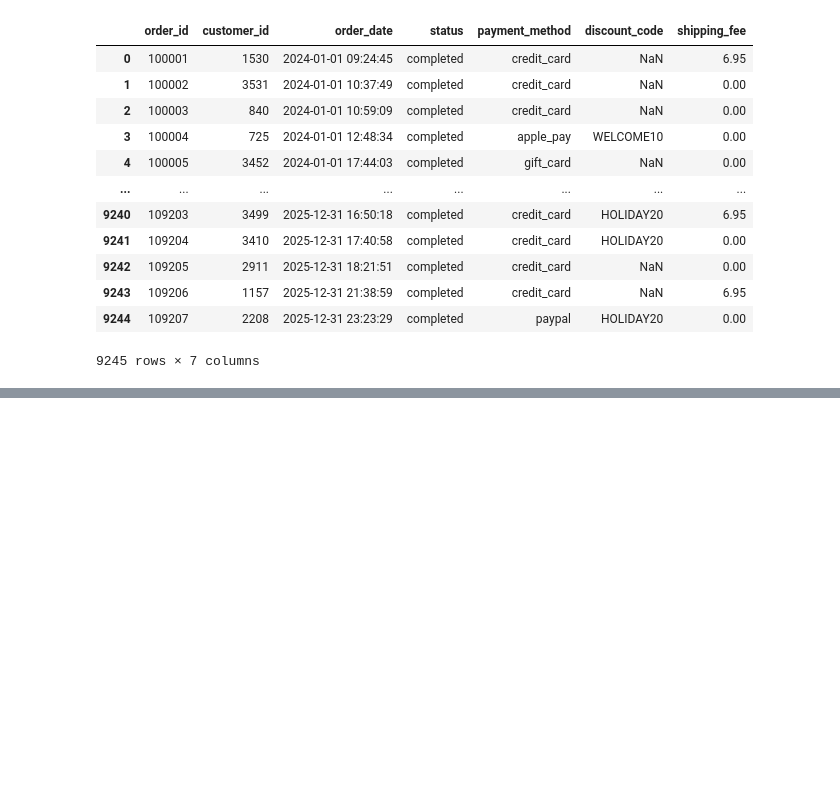
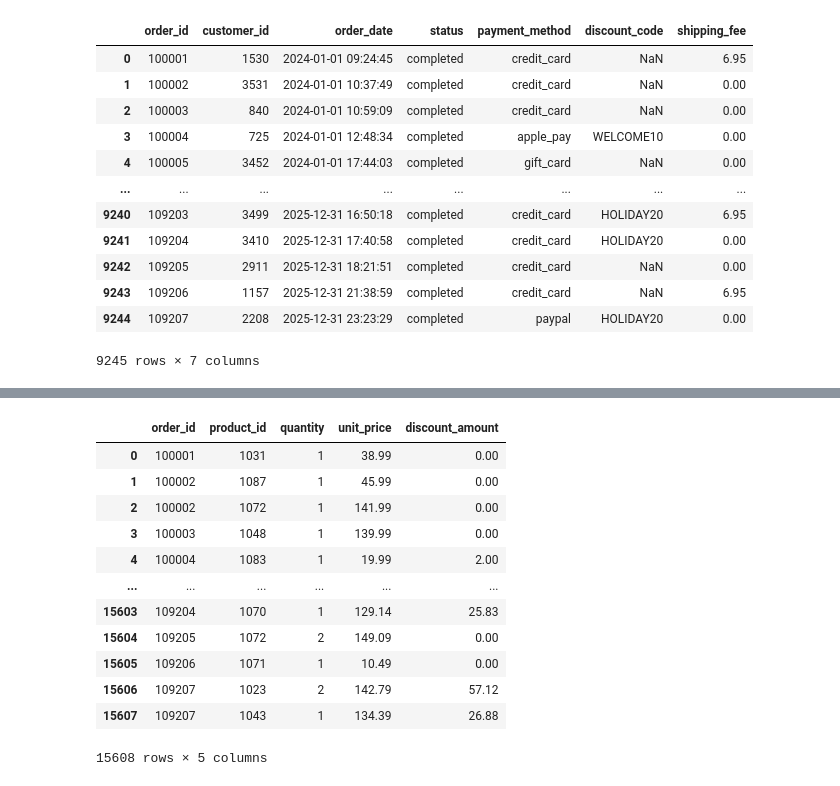
Before and after one commit to Mohamed-Shaheedullah/wayfair-python-analysis, a Jupyter notebook: wayfair-analysis.ipynb, the cells around one changed output, grey strips where cells are left out. Drawn from its saved outputs; the diff is of its cells as text; code cells hidden in the pictures; blank space fills up the shorter version.

```diff
--- a/wayfair-analysis.ipynb
+++ b/wayfair-analysis.ipynb
@@ -131,0 +154,18 @@ Length: 9245, dtype: bool
+# %%
+order_items = pd.read_csv(r"C:\Users\conif\Documents\Projects\Data-Career-School\ecommerce-sales-analysis-datasets\ecommerce-sales-analysis\data\order_items.csv")
+# %%
+order_items
+# %% [output]
+|  | order_id | product_id | quantity | unit_price | discount_amount |
+| 0 | 100001 | 1031 | 1 | 38.99 | 0.00 |
+| 1 | 100002 | 1087 | 1 | 45.99 | 0.00 |
+| 2 | 100002 | 1072 | 1 | 141.99 | 0.00 |
+| 3 | 100003 | 1048 | 1 | 139.99 | 0.00 |
+| 4 | 100004 | 1083 | 1 | 19.99 | 2.00 |
+| ... | ... | ... | ... | ... | ... |
+| 15603 | 109204 | 1070 | 1 | 129.14 | 25.83 |
+| 15604 | 109205 | 1072 | 2 | 149.09 | 0.00 |
+| 15605 | 109206 | 1071 | 1 | 10.49 | 0.00 |
+| 15606 | 109207 | 1023 | 2 | 142.79 | 57.12 |
+| 15607 | 109207 | 1043 | 1 | 134.39 | 26.88 |
+15608 rows × 5 columns
```
Also changed, not shown: parts of 6 cells of this notebook.
